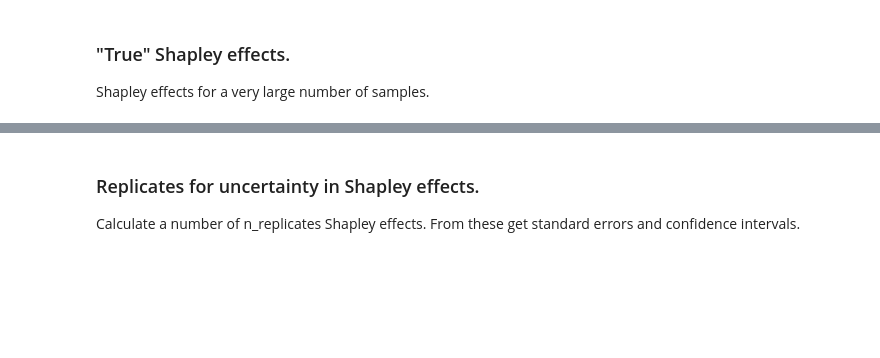
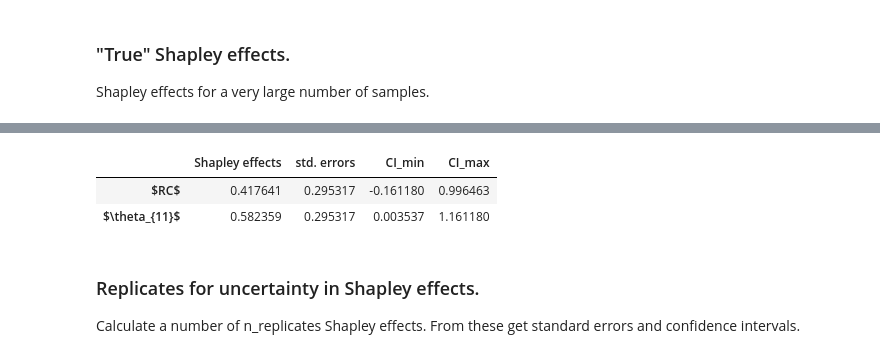
Before and after one commit to bhmueller/thesis, a Jupyter notebook: thesis_project.ipynb, the cells around one changed output, grey strips where cells are left out. Drawn from its saved outputs; the diff is of its cells as text; code cells hidden in the pictures; blank space fills up the shorter version.

```diff
--- a/thesis_project.ipynb
+++ b/thesis_project.ipynb
@@ -295,3 +299,9 @@ else:
+# %%
+true_shapley
+# %% [output]
+|  | Shapley effects | std. errors | CI_min | CI_max |
+| $RC$ | 0.417641 | 0.295317 | -0.161180 | 0.996463 |
+| $\theta_{11}$ | 0.582359 | 0.295317 | 0.003537 | 1.161180 |
 # %% [markdown]
 ### Replicates for uncertainty in Shapley effects.
 Calculate a number of n_replicates Shapley effects. From these get standard errors and confidence intervals.
```
Also changed, not shown: parts of 2 cells of this notebook, 2 other files.
